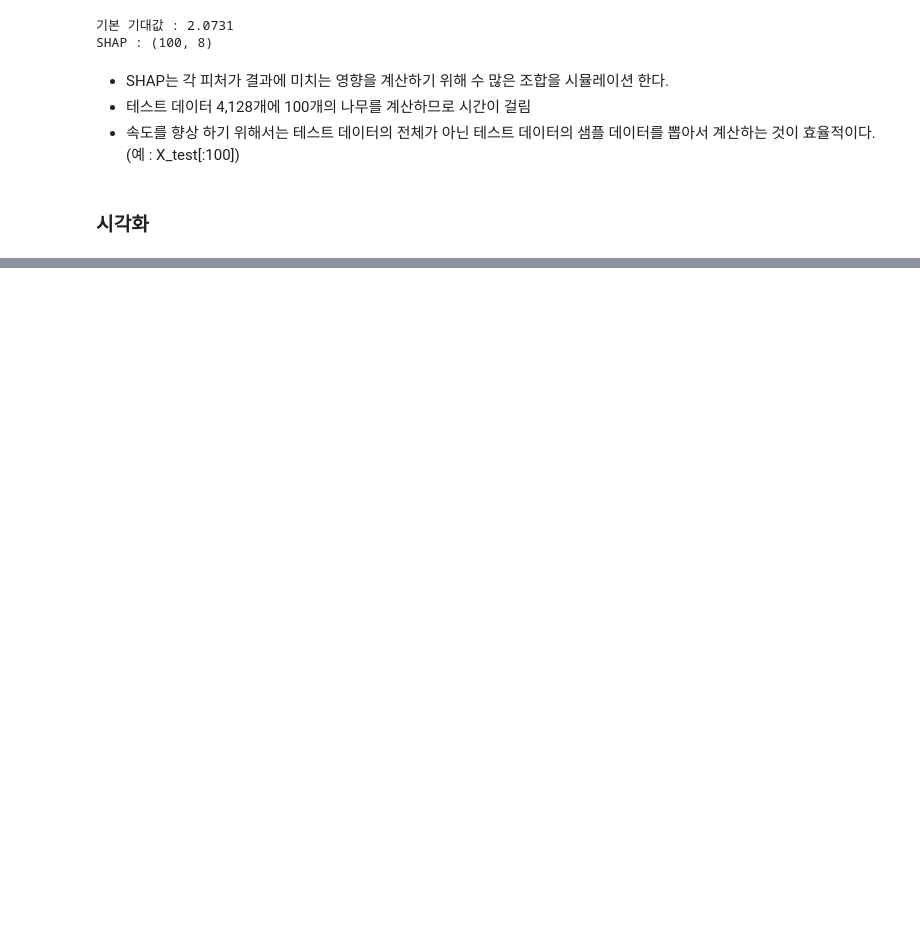
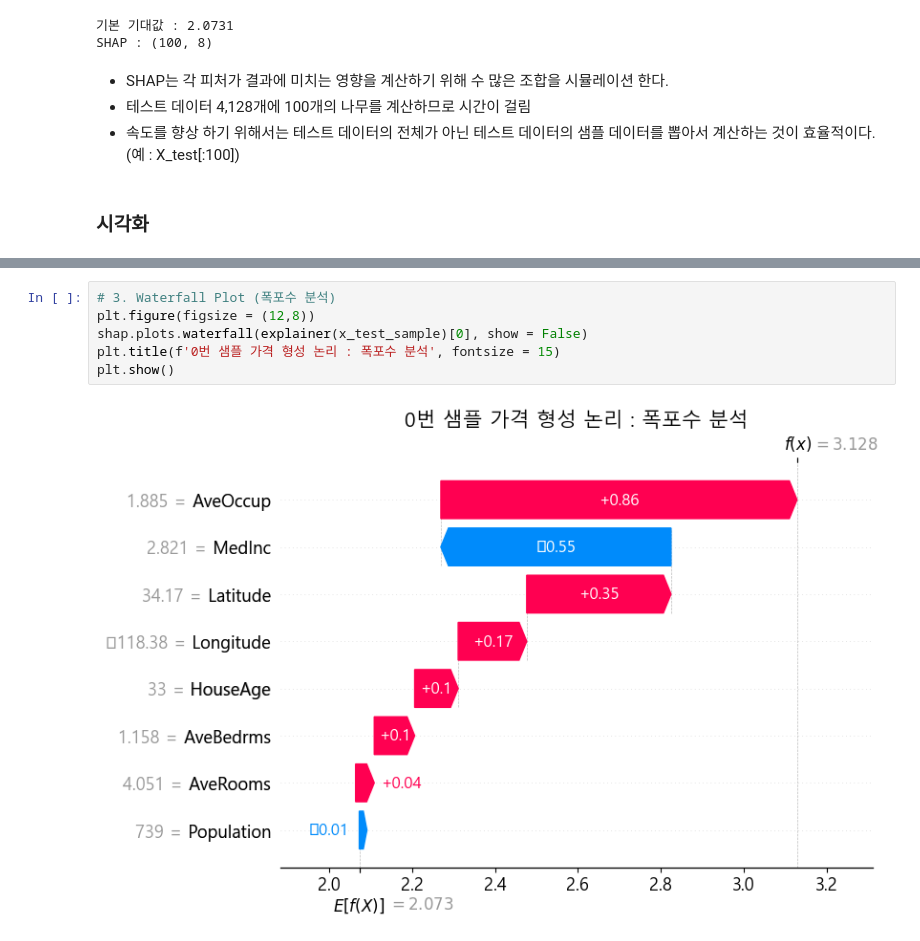
Before and after one commit to Kimdhhhh/DS-Log, a Jupyter notebook: CH02_Interpretability/03_SHAP.ipynb, the cells around one changed output, grey strips where cells are left out. Cells and saved outputs as stored; diff of their text form; blank space fills up the shorter version.

```diff
--- a/CH02_Interpretability/03_SHAP.ipynb
+++ b/CH02_Interpretability/03_SHAP.ipynb
@@ -126,0 +185,8 @@ plt.show()
+# %%
+# 3. Waterfall Plot (폭포수 분석)
+plt.figure(figsize = (12,8))
+shap.plots.waterfall(explainer(x_test_sample)[0], show = False)
+plt.title(f'0번 샘플 가격 형성 논리 : 폭포수 분석', fontsize = 15)
+plt.show()
+# %% [output]
+[figure, added]
```
Also changed, not shown: parts of 15 cells of this notebook.
